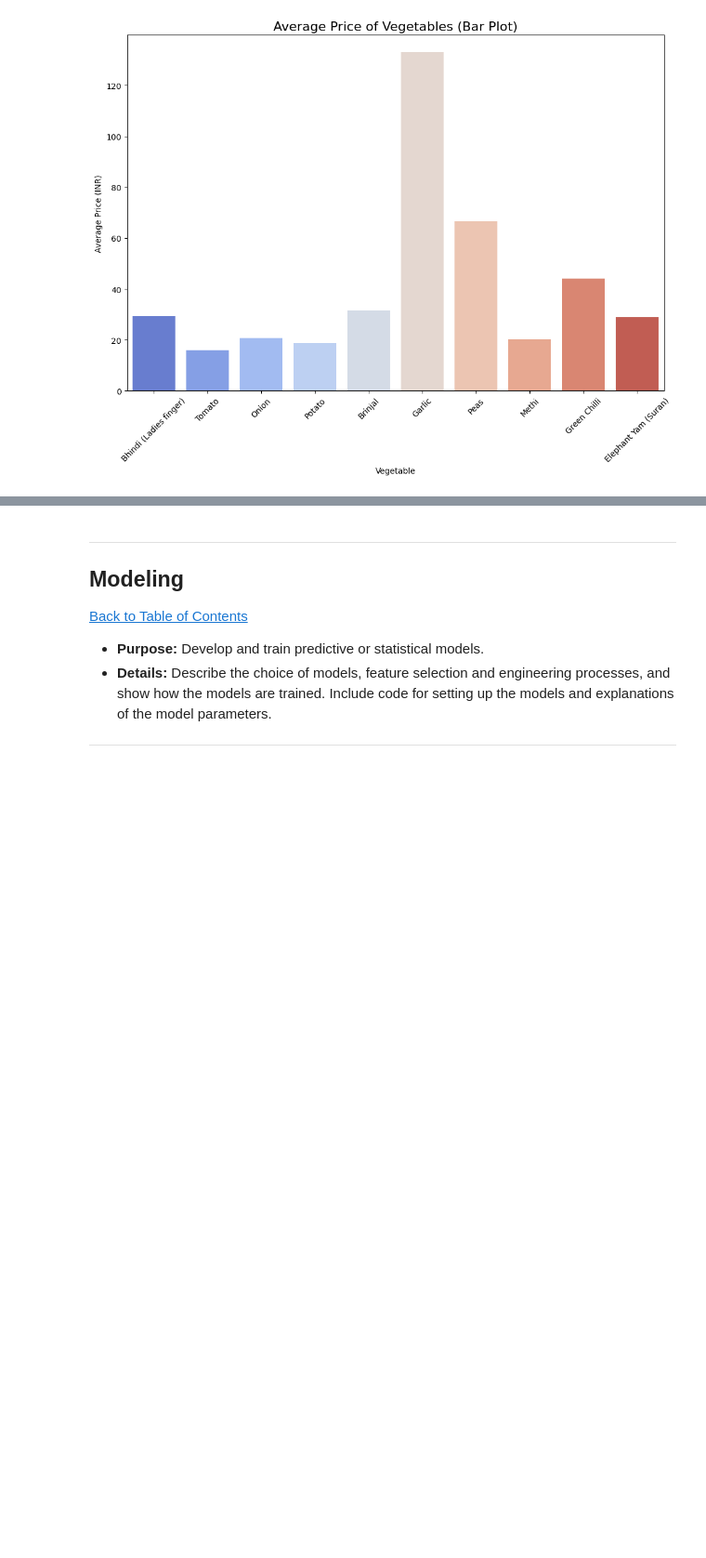
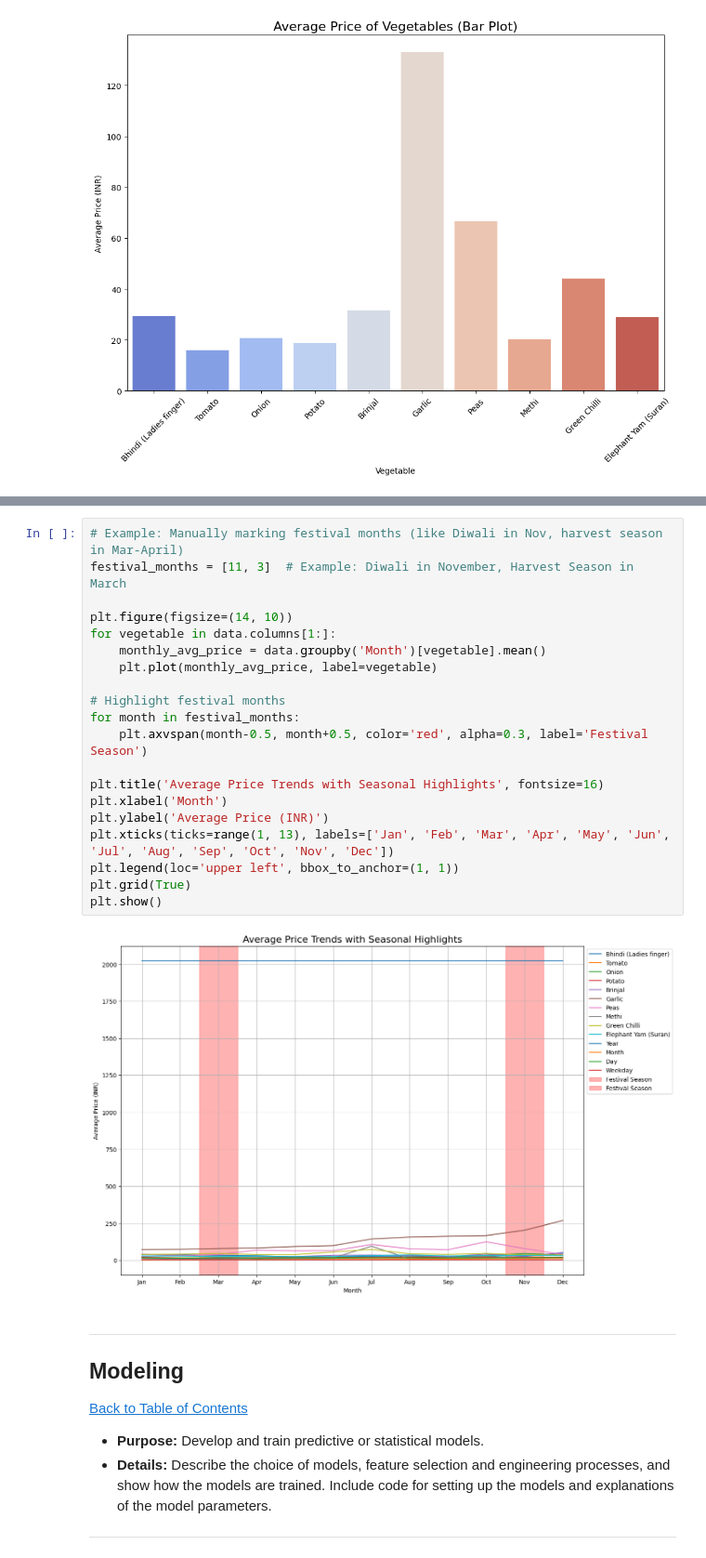
Before and after one commit to samukelisiewenkosi/VegetablePrices, a Jupyter notebook: NOTEBOOK...ipynb, the cells around one changed output, grey strips where cells are left out. Shown: that part at 93% size. Saved outputs shown, nothing was run; the diff lists cells and outputs as text; blank space fills up the shorter version.

```diff
--- a/NOTEBOOK...ipynb
+++ b/NOTEBOOK...ipynb
@@ -323,3 +339,25 @@ Passing `palette` without assigning `hue` is deprecated and will be removed in v
+# %%
+# Example: Manually marking festival months (like Diwali in Nov, harvest season in Mar-April)
+festival_months = [11, 3]  # Example: Diwali in November, Harvest Season in March
+
+plt.figure(figsize=(14, 10))
+for vegetable in data.columns[1:]:
+    monthly_avg_price = data.groupby('Month')[vegetable].mean()
+    plt.plot(monthly_avg_price, label=vegetable)
+
+# Highlight festival months
+for month in festival_months:
+    plt.axvspan(month-0.5, month+0.5, color='red', alpha=0.3, label='Festival Season')
+
+plt.title('Average Price Trends with Seasonal Highlights', fontsize=16)
+plt.xlabel('Month')
+plt.ylabel('Average Price (INR)')
+plt.xticks(ticks=range(1, 13), labels=['Jan', 'Feb', 'Mar', 'Apr', 'May', 'Jun', 'Jul', 'Aug', 'Sep', 'Oct', 'Nov', 'Dec'])
+plt.legend(loc='upper left', bbox_to_anchor=(1, 1))
+plt.grid(True)
+plt.show()
+# %% [output]
+[figure, added]
 # %% [markdown]
 ---
 <a href=#six></a>
```
Also changed, not shown: parts of 1 cell of this notebook.
